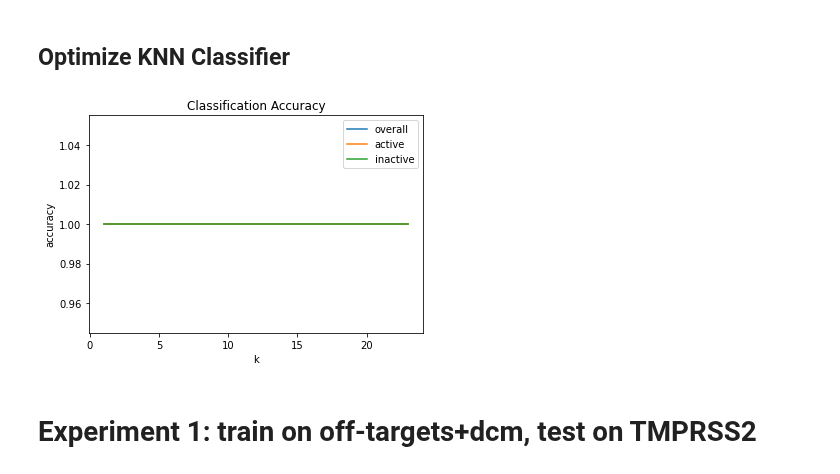
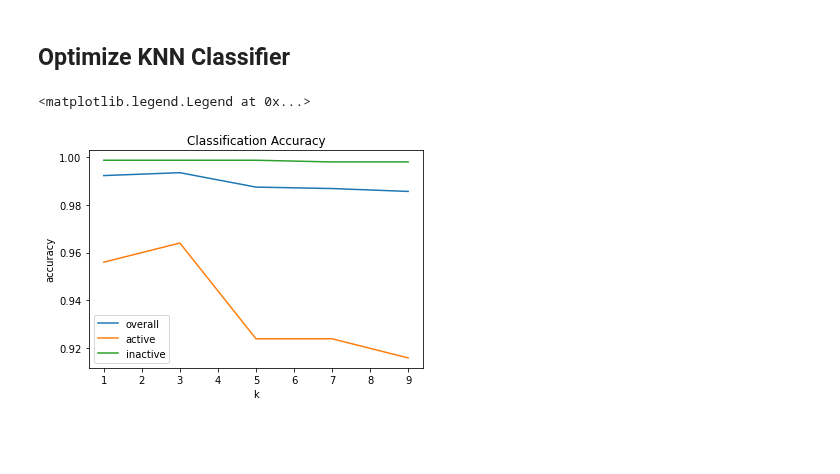
Before and after one commit to srensi/tmprss2, a Jupyter notebook: notebooks/knn.ipynb, the cells around one changed output. Drawn from its saved outputs; the diff is of its cells as text; code cells hidden in the pictures; blank space fills up the shorter version.

Commit message:
classification complete

```diff
--- a/notebooks/knn.ipynb
+++ b/notebooks/knn.ipynb
@@ -17,4 +17,9 @@ from tqdm.notebook import tqdm
 # %%
-# collect dataset
-dataset = pd.read_pickle('../processed_data/combined_dataset.pkl')
+# training data:
+assays = pd.read_pickle('../processed_data/combined_dataset.pkl')
+assays = assays[assays.activity_target.isin(['Active', 'Inactive'])]  # get rid of any 'Inconclusive'
+
 dcm = pd.read_pickle('../processed_data/DarkChemicalMatter_processed.pkl.gz')
+
+# testing data:
+screening_data = pd.read_pickle('../processed_data/screening_data_processed.pkl')
@@ -52,6 +30,6 @@ def tanimoto_similarity(fp1, fp2):
 # %%
 # set up features (X) and labels (y) for knn
-X = np.stack(dataset.morgan_fingerprint)
-y = dataset.activity_target.values
-h = plt.hist(y)
+X_assays = np.stack(assays.morgan_fingerprint)
+y_assays = assays.activity_target.values
+assays_hist = plt.hist(y_assays)
 # %% [output]
@@ -98,0 +37,4 @@ def run_knn_classifier(k, train_X, train_y, test_X, test_y):
+# %%
+X_dcm = np.stack(dcm.sample(frac=.1).morgan_fingerprint)
+y_dcm = ['Inactive'] * len(X_dcm)
+dcm_hist = plt.hist(y_dcm)
@@ -112,33 +71,33 @@ def plot_knn_acc(k):
 # %%
-# show performance over various ks
-def optimize_knn(train_X, train_y, test_X, test_y, max_k):
-    accuracies = []
-    active_accuracies = []
-    inactive_accuracies = []
-    ks = np.arange(1, max_k, 2)
-    for k in tqdm(ks):
-        pred = run_knn_classifier(k, train_X, train_y, test_X, test_y)
-        accuracies.append(np.count_nonzero(pred == test_y) / len(test_y))
-        if np.count_nonzero(test_y == 'Inactive') == 0:
-            inactive_accuracies.append(1)  # all inactive classifie correctly: vacuously true
-        else:
-            inactive_accuracies.append(np.count_nonzero((pred == test_y) & (pred == 'Inactive')) / np.count_nonzero(test_y == 'Inactive'))
-        if np.count_nonzero(test_y == 'Active') == 0:
-            active_accuracies.append(1)
-        else:
-            active_accuracies.append(np.count_nonzero((pred == test_y) & (test_y == 'Active')) / np.count_nonzero(test_y == 'Active'))
+# optimize knn, test a couple ks
 
-    plt.figure()
-    plt.plot(ks, accuracies, label='overall')
-    plt.plot(ks, active_accuracies, label='active')
-    plt.plot(ks, inactive_accuracies, label='inactive')
-    plt.xlabel("k")
-    plt.ylabel("accuracy")
-    plt.title('Classification Accuracy')
-    plt.legend()
+ks = np.arange(1, 10, 2)
 
-    return ks, accuracies, active_accuracies, inactive_accuracies
+accuracies = []
+active_accuracies = []
+inactive_accuracies = []
+for k in tqdm(ks):
+    nbrs = KNeighborsClassifier(n_neighbors=k, algorithm='ball_tree')
+    nbrs.fit(train_X, train_y)
+    pred = nbrs.predict(test_X)
+    accuracies.append(np.count_nonzero(pred == test_y) / len(test_y))
+    if np.count_nonzero(test_y == 'Inactive') == 0:
+        inactive_accuracies.append(1)  # all inactive classifie correctly: vacuously true
+    else:
+        inactive_accuracies.append(np.count_nonzero((pred == test_y) & (pred == 'Inactive')) / np.count_nonzero(test_y == 'Inactive'))
+    if np.count_nonzero(test_y == 'Active') == 0:
+        active_accuracies.append(1)
+    else:
+        active_accuracies.append(np.count_nonzero((pred == test_y) & (test_y == 'Active')) / np.count_nonzero(test_y == 'Active'))
 
-ks, accuracies, active_accuracies, inactive_accuracies = optimize_knn(train_X, train_y, test_X, test_y, max_k=25)
+plt.figure()
+plt.plot(ks, accuracies, label='overall')
+plt.plot(ks, active_accuracies, label='active')
+plt.plot(ks, inactive_accuracies, label='inactive')
+plt.xlabel("k")
+plt.ylabel("accuracy")
+plt.title('Classification Accuracy')
+plt.legend()
 # %% [output]
+<matplotlib.legend.Legend at 0x...>
-[figure, old version]
+[figure, new version]
@@ -147,2 +103,0 @@ optimal_k = ks[np.argmax(accuracies)]
-# %% [markdown]
-# Experiment 1: train on off-targets+dcm, test on TMPRSS2
```
Also changed, not shown: parts of 32 cells of this notebook.
